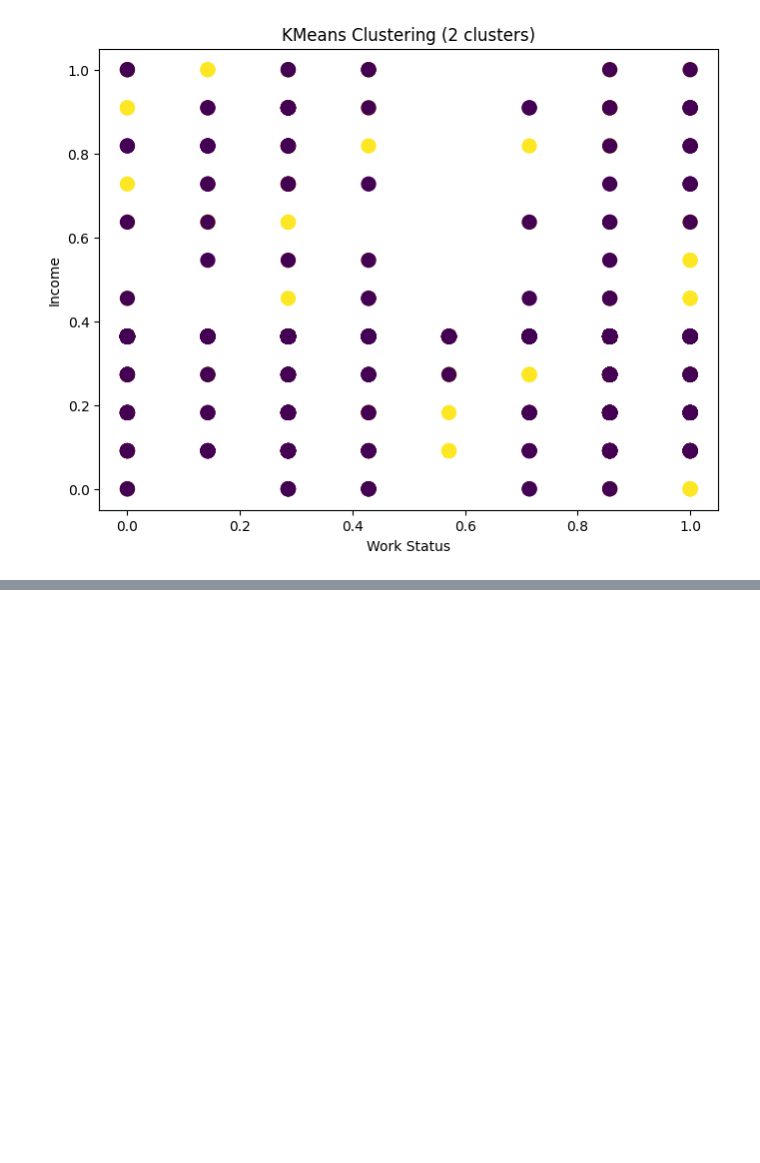
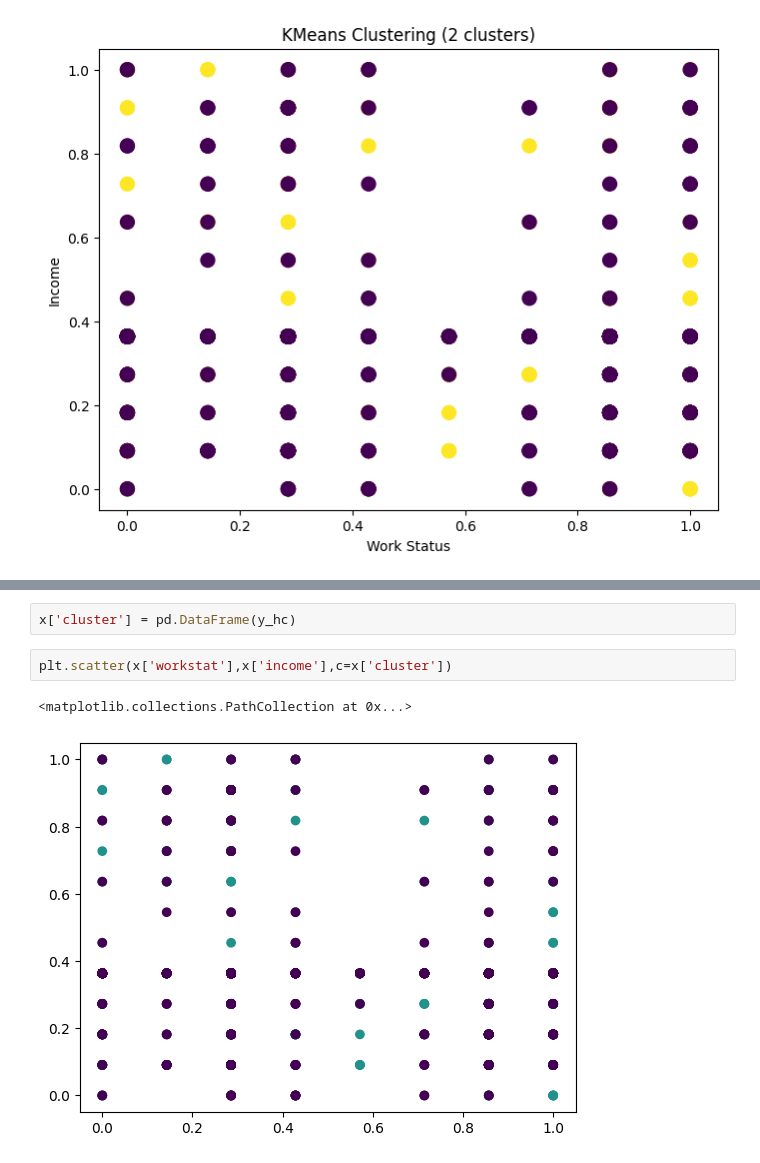
Before and after one commit to Vishal-257/EDA_DA, a Jupyter notebook: eda_da.ipynb, the cells around one changed output, grey strips where cells are left out. Cells and saved outputs as stored; diff of their text form; blank space fills up the shorter version.

```diff
--- a/eda_da.ipynb
+++ b/eda_da.ipynb
@@ -310,0 +382,7 @@ Text(0.5, 1.0, 'KMeans Clustering (2 clusters)')
+# %%
+x['cluster'] = pd.DataFrame(y_hc)
+# %%
+plt.scatter(x['workstat'],x['income'],c=x['cluster'])
+# %% [output]
+<matplotlib.collections.PathCollection at 0x...>
+[figure, added]
```
Also changed, not shown: parts of 12 cells of this notebook.
